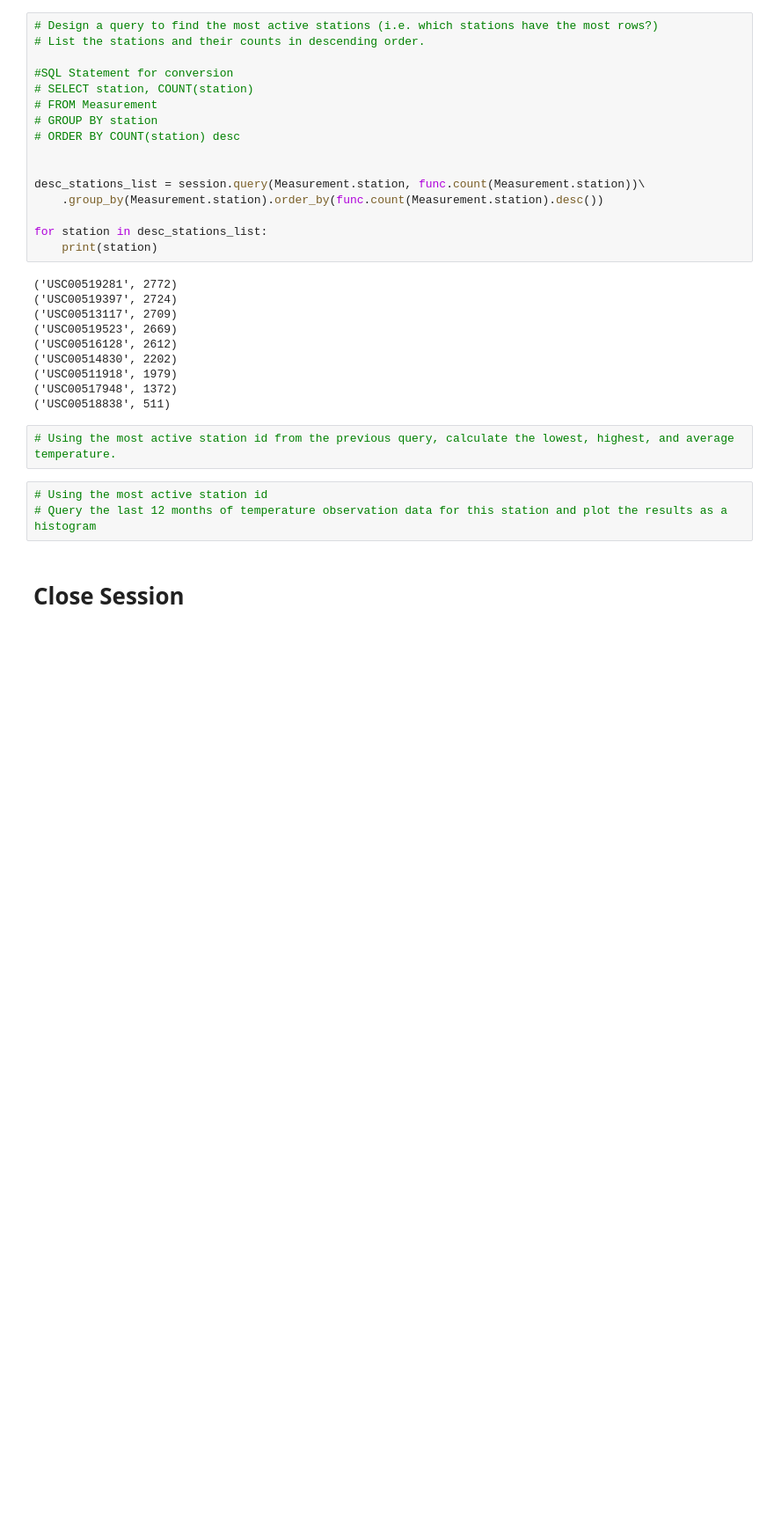
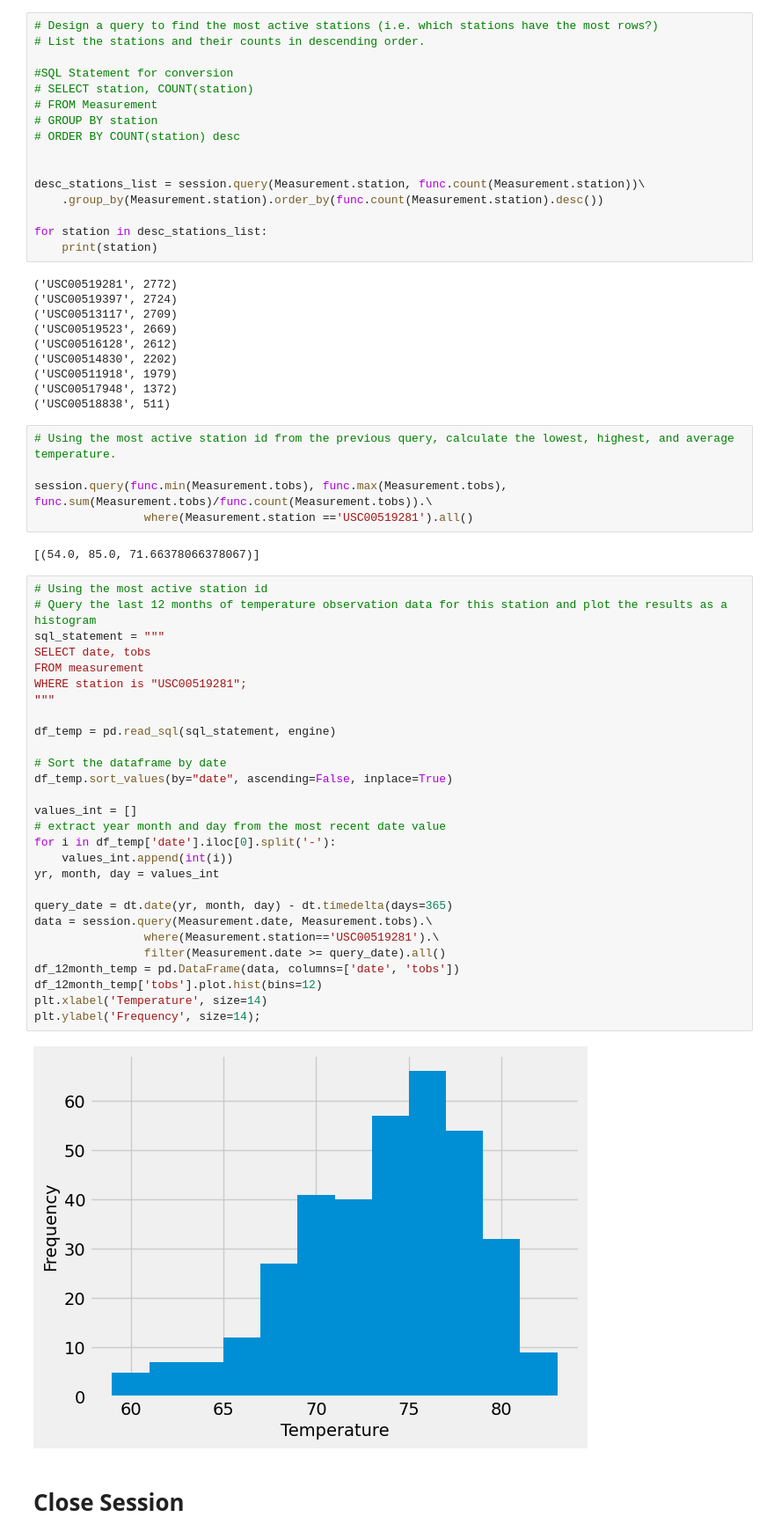
Before and after one commit to SkylerKhalachyan/sqlalchemy-challenge, a Jupyter notebook: SurfsUp/climate.ipynb, the cells around one changed output. Shown at 88% size. Cells and saved outputs as stored; diff of their text form; blank space fills up the shorter version.

```diff
--- a/SurfsUp/climate.ipynb
+++ b/SurfsUp/climate.ipynb
@@ -144,9 +144,41 @@ for station in desc_stations_list:
 ('USC00518838', 511)
 # %%
 # Using the most active station id from the previous query, calculate the lowest, highest, and average temperature.
+
+session.query(func.min(Measurement.tobs), func.max(Measurement.tobs), func.sum(Measurement.tobs)/func.count(Measurement.tobs)).\
+                where(Measurement.station =='USC00519281').all()
+# %% [output]
+[(54.0, 85.0, 71.66378066378067)]
-# %%
-# Using the most active station id
-# Query the last 12 months of temperature observation data for this station and plot the results as a histogram
+# %%
+# Using the most active station id
+# Query the last 12 months of temperature observation data for this station and plot the results as a histogram
+sql_statement = """
+SELECT date, tobs
+FROM measurement
+WHERE station is "USC00519281";
+"""
+
+df_temp = pd.read_sql(sql_statement, engine)
+
+# Sort the dataframe by date
+df_temp.sort_values(by="date", ascending=False, inplace=True)
+
+values_int = []
+# extract year month and day from the most recent date value
+for i in df_temp['date'].iloc[0].split('-'):
+    values_int.append(int(i))
+yr, month, day = values_int
+
+query_date = dt.date(yr, month, day) - dt.timedelta(days=365)
+data = session.query(Measurement.date, Measurement.tobs).\
+                where(Measurement.station=='USC00519281').\
+                filter(Measurement.date >= query_date).all()
+df_12month_temp = pd.DataFrame(data, columns=['date', 'tobs'])
+df_12month_temp['tobs'].plot.hist(bins=12)
+plt.xlabel('Temperature', size=14)
+plt.ylabel('Frequency', size=14);
+# %% [output]
+[figure, added]
 # %% [markdown]
 # Close Session
 # %%
```
Also changed, not shown: parts of 1 cell of this notebook, 2 other files.
